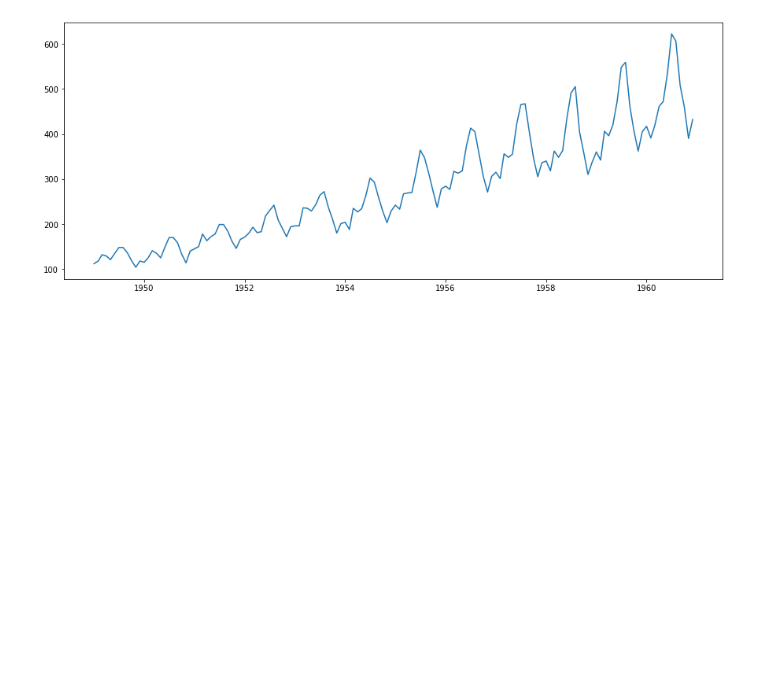
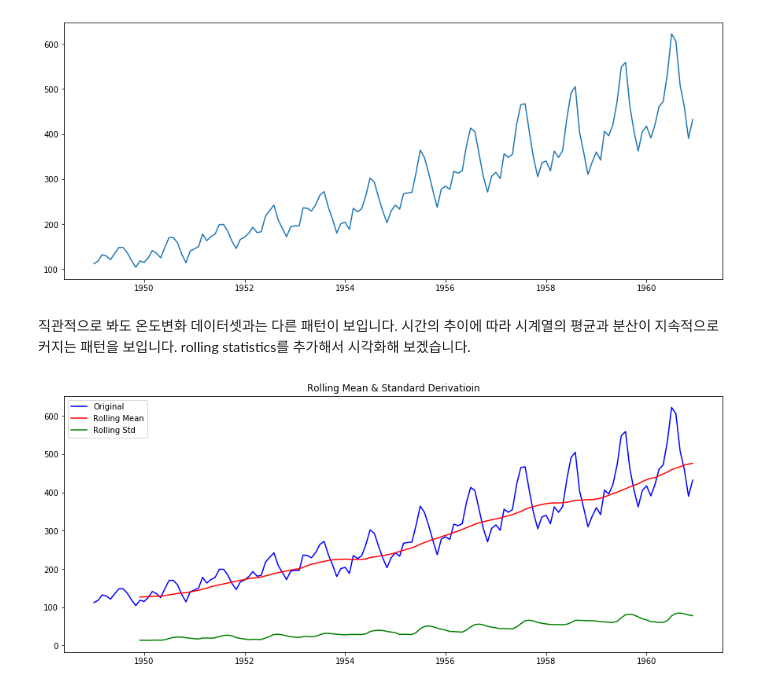
Before and after one commit to jiyeoon/aiffel, a Jupyter notebook: Week3/Exploration6(1).ipynb, the cells around one changed output. Cells and saved outputs as stored; diff of their text form; code cells hidden in the pictures; blank space fills up the shorter version.

```diff
--- a/Week3/Exploration6(1).ipynb
+++ b/Week3/Exploration6(1).ipynb
@@ -175,3 +175,9 @@ plt.plot(ts2)
 # %% [output]
 [<matplotlib.lines.Line2D at 0x...>]
 [figure]
+# %% [markdown]
+직관적으로 봐도 온도변화 데이터셋과는 다른 패턴이 보입니다. 시간의 추이에 따라 시계열의 평균과 분산이 지속적으로 커지는 패턴을 보입니다. rolling statistics를 추가해서 시각화해 보겠습니다.
+# %%
+plot_rolling_statistics(ts2, window=12)
+# %% [output]
+[figure, added]
```
Also changed, not shown: parts of 53 cells of this notebook.
